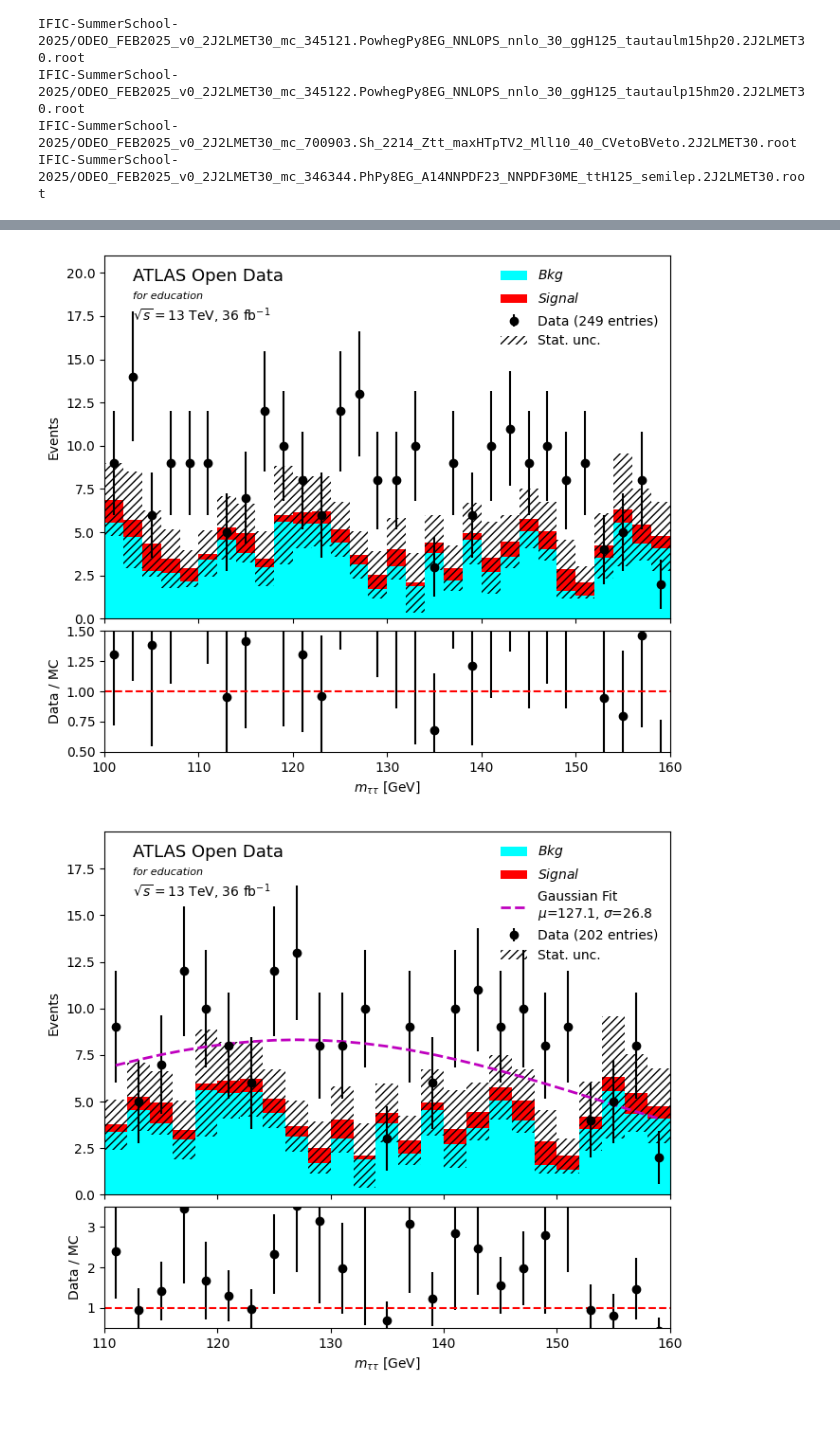
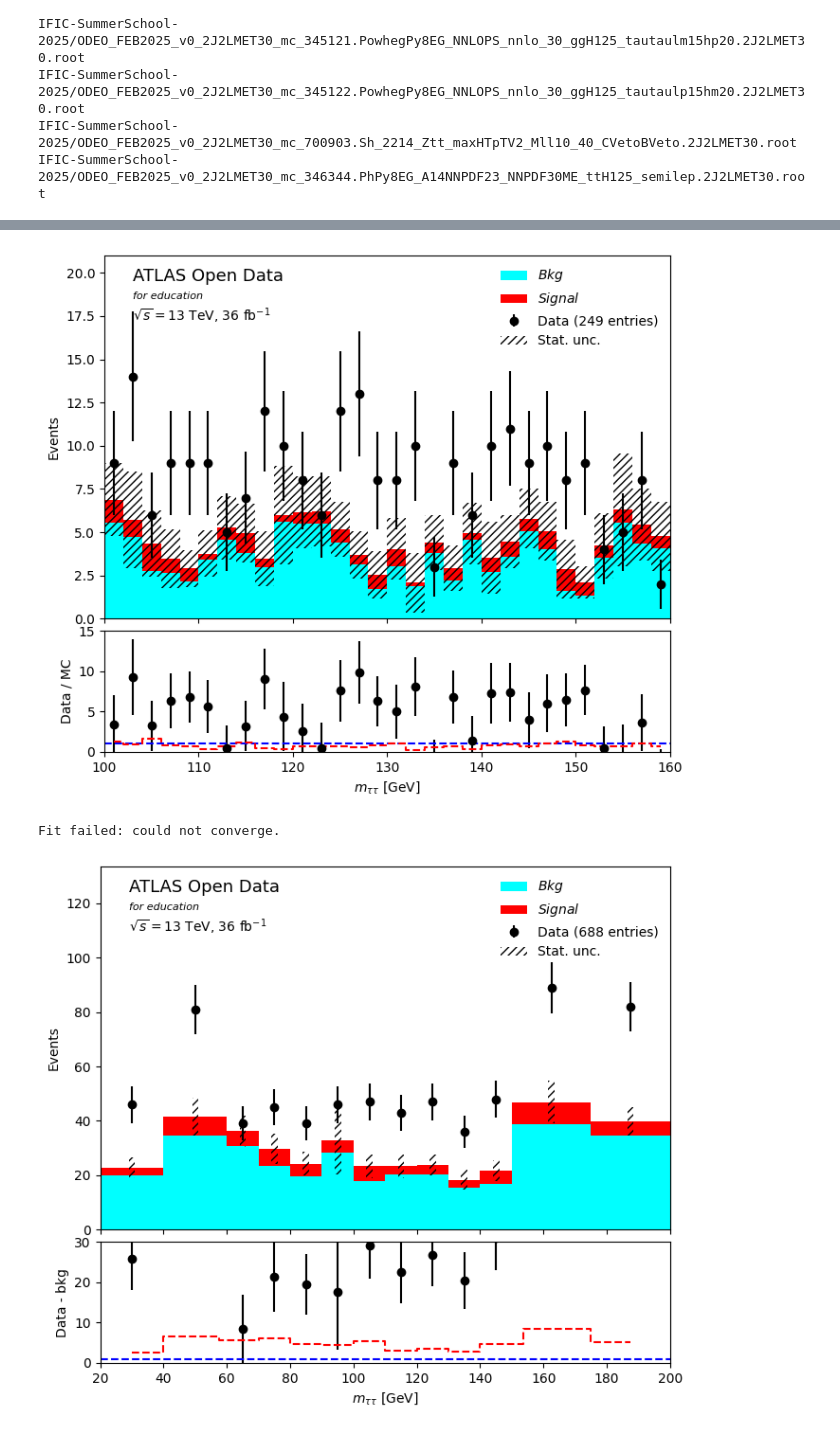
Before and after one commit to M0V1/IFIC-SummerSchool-2025, a Jupyter notebook: Htotautau.ipynb, the cells around one changed output, grey strips where cells are left out. Drawn from its saved outputs; the diff is of its cells as text; code cells hidden in the pictures.

```diff
--- a/Htotautau.ipynb
+++ b/Htotautau.ipynb
@@ -101,16 +138,18 @@ def process_file(file_path, tree_name, loop):
     tree = uproot.open(f"{file_path}:{tree_name}")
     sample_data = []
 
-    variables = ["tau_pt", "tau_eta", "tau_phi", "tau_e", "tau_charge", "trigT", "lep_isTrigMatched", "tau_n", "met", "lep_type", "lep_isMediumID", "lep_isLooseIso", "jet_e", "jet_pt", "jet_eta", "jet_phi", "jet_btag_quantile", "ScaleFactor_TAU", "ScaleFactor_DiTauTRIGGER", "ScaleFactor_PILEUP", "ScaleFactor_BTAG", "mcWeight", "sum_of_weights", "xsec", "filteff", "kfac"]
+    variables = ["tau_pt", "tau_eta", "tau_phi", "tau_e", "tau_charge", "trigT", "lep_isTrigMatched", "tau_n", "met","met_phi", "lep_type", "lep_isMediumID", "lep_isLooseIso", "jet_e", "jet_pt", "jet_eta", "jet_phi", "jet_btag_quantile", "ScaleFactor_TAU", "ScaleFactor_DiTauTRIGGER", "ScaleFactor_PILEUP", "ScaleFactor_BTAG", "mcWeight", "sum_of_weights", "xsec", "filteff", "kfac"]
 
     for data in tree.iterate(variables, library="ak", entry_start=int(tree.num_entries * fraction * loop), entry_stop=int(tree.num_entries * fraction * (loop + 1))):
-      #  data = data[cut_tau_pt(data.tau_pt)]
+       # data = data[cut_tau_pt(data.tau_pt)]
        # data = data[cut_leading_jet(data.jet_pt)]
         #data = data[cut_trig(data.trigDT)]
         #data = data[cut_met_et(data.met)]
         data = data[cut_eta(data.tau_eta)]
         #data = data[Matched_cut(data.lep_isTrigMatched)]
-        data['Inv_mass'] = Hmass(data.tau_e, data.tau_pt, data.tau_eta, data.tau_phi)
+        data['Inv_mass'] = Hmass(data.tau_e, data.tau_pt, data.tau_eta, data.tau_phi) #invariant
+        #data['Inv_mass'] = collinear_mass(data.tau_pt, data.tau_phi,data.tau_e, data.met, data.met_phi) #colinear approx
+
         data['Weight'] = calc_weight(data)
         sample_data.append(data)
 
@@ -230,12 +272,16 @@ def plot_data(bkg, signal, data, fit=True):
     main_ax.legend(frameon=False)
 
 
-    ratio = data_y / total_mc
-    ratio_err = ratio * np.sqrt((data_yerr / data_y)**2 + (total_mc_err / total_mc)**2)
+    #ratio = data_y / total_mc
+    ratio = data_y -bkg_y
+    ratio_err =  np.sqrt(data_yerr**2+np.histogram(bkg['Inv_mass'], bins=bin_edges, weights=bkg['Weight']**2)[0])
+
     ratio_ax.errorbar(bin_centres, ratio, yerr=ratio_err, fmt='ko')
-    ratio_ax.axhline(1, color='red', linestyle='--')
+    ratio_ax.axhline(1, color='blue', linestyle='--')
+    ratio_ax.step(bin_centres, signal_y, where='mid', color='red', linestyle='--', label='Signal MC')
+
     ratio_ax.set_ylabel("Data / MC")
-    ratio_ax.set_ylim(0.5, 1.5)
+    ratio_ax.set_ylim(0, 15)
     ratio_ax.set_xlabel(r"$m_{\tau\tau}$ [GeV]")
 
     plt.tight_layout()
@@ -245,7 +291,7 @@ def plot_data(bkg, signal, data, fit=True):
 
 plot_data(bkg_data, signal_data, data_data)
 # %% [output]
-[figure, old version]
+[figure, new version]
 # %%
 import numpy as np
 import matplotlib.pyplot as plt
@@ -264,8 +310,9 @@ def poly3(x, a, b, c, d):
     return a * x**3 + b * x**2 + c * x + d
 
 def plot_data(bkg, signal, data, fit=True):
-    xmin, xmax, step_size = 110, 160, 2
-    bin_edges = np.arange(xmin, xmax + step_size, step_size)
+    xmin, xmax, step_size = 20, 200, 2
+    #bin_edges = np.arange(xmin, xmax + step_size, step_size)
+    bin_edges = np.array([20, 40, 60, 70, 80,90, 100,110, 120, 130,140, 150, 175, 200])
     bin_centres = (bin_edges[:-1] + bin_edges[1:]) / 2
 
     data_y, _ = np.histogram(data['Inv_mass'], bins=bin_edges)
@@ -304,36 +351,40 @@ def plot_data(bkg, signal, data, fit=True):
             popt, pcov = curve_fit(gaussian, bin_centres[mask], data_y[mask], p0=[max(data_y), 125, 10], sigma=data_yerr[mask])
             fit_curve = gaussian(bin_centres, *popt)
             main_ax.plot(bin_centres, fit_curve, 'm--', linewidth=2, label=f'Gaussian Fit\n$\mu$={popt[1]:.1f}, $\sigma$={popt[2]:.1f}')
         except RuntimeError:
             print("Fit failed: could not converge.")
 
       #  try:
        #     popt_poly, pcov_poly = curve_fit(poly2, bin_centres[mask], data_y[mask], sigma=data_yerr[mask])
        #     fit_poly_curve = poly2(bin_centres, *popt_poly)
         #    main_ax.plot(bin_centres, fit_poly_curve, 'g--', linewidth=2, label=f'Poly3 Fit')
        # except RuntimeError:
         #    print("Polynomial fit failed.")
 
     main_ax.set_xlim(xmin, xmax)
     main_ax.set_ylim(0, max(max(data_y), max(total_mc)) * 1.5)
     main_ax.set_ylabel("Events")
     main_ax.text(0.05, 0.93, 'ATLAS Open Data', transform=main_ax.transAxes, fontsize=13)
     main_ax.text(0.05, 0.88, 'for education', transform=main_ax.transAxes, style='italic', fontsize=8)
     main_ax.text(0.05, 0.82, r'$\sqrt{s}=13$ TeV, 36 fb$^{-1}$', transform=main_ax.transAxes)
     main_ax.legend(frameon=False)
 
-    ratio = data_y / total_mc
-    ratio_err = ratio * np.sqrt((data_yerr / data_y)**2 + (total_mc_err / total_mc)**2)
+    ratio = data_y -bkg_y
+
+    ratio_err =np.sqrt(data_yerr**2+np.histogram(bkg['Inv_mass'], bins=bin_edges, weights=bkg['Weight']**2)[0]) #np.abs(ratio * np.sqrt((data_yerr / data_y)**2 + (total_mc_err / total_mc)**2))
     ratio_ax.errorbar(bin_centres, ratio, yerr=ratio_err, fmt='ko')
-    ratio_ax.axhline(1, color='red', linestyle='--')
-    ratio_ax.set_ylabel("Data / MC")
-    ratio_ax.set_ylim(0.5, 3.5)
+    ratio_ax.axhline(1, color='blue', linestyle='--')
+    ratio_ax.set_ylabel("Data - bkg")
+    ratio_ax.step(bin_centres, signal_y, where='mid', color='red', linestyle='--', label='Signal MC')
+
+    ratio_ax.set_ylim(0, 30)
     ratio_ax.set_xlabel(r"$m_{\tau\tau}$ [GeV]")
 
     plt.tight_layout()
     plt.subplots_adjust(hspace=0.05)
     plt.show()
 
 plot_data(bkg_data, signal_data, data_data)
 # %% [output]
+Fit failed: could not converge.
-[figure, old version]
+[figure, new version]
```
Also changed, not shown: parts of 3 cells of this notebook.
